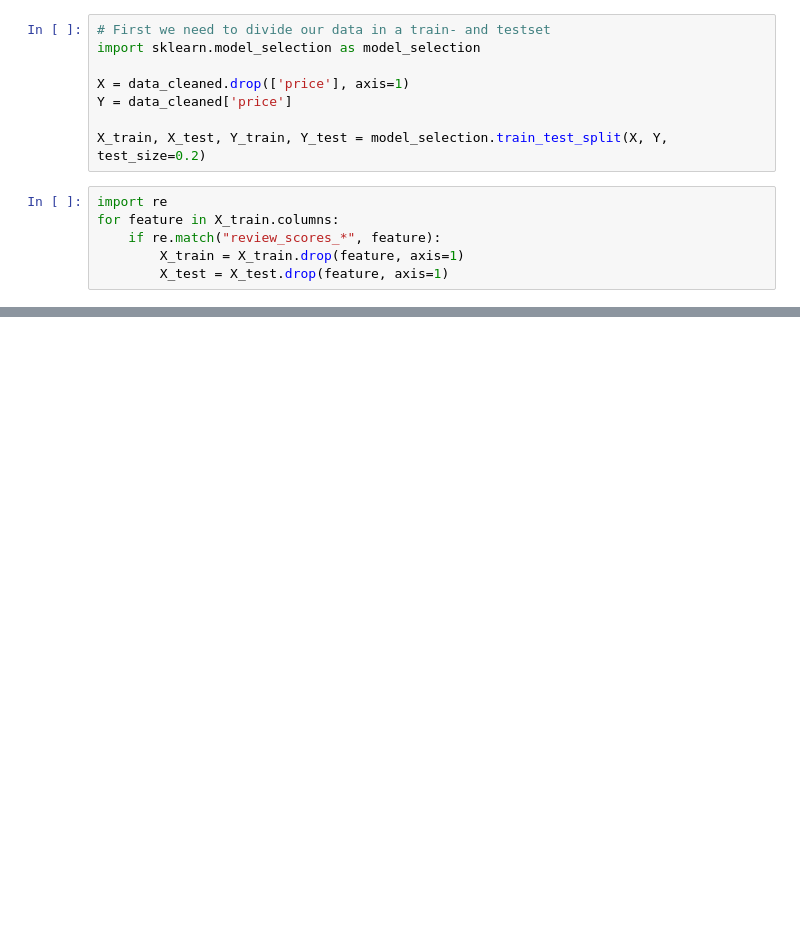
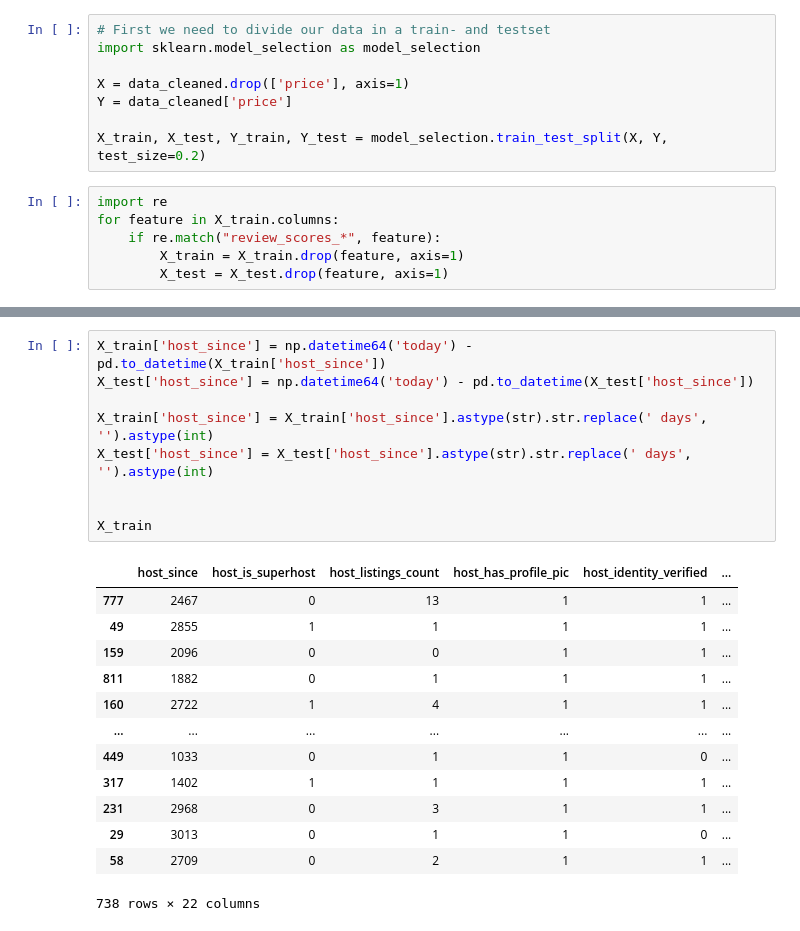
Before and after one commit to tibovdc/ProjectML, a Jupyter notebook: Sprint1.ipynb, the cells around one changed output, grey strips where cells are left out. Drawn from its saved outputs; the diff is of its cells as text; blank space fills up the shorter version.

```diff
--- a/Sprint1.ipynb
+++ b/Sprint1.ipynb
@@ -364,0 +351,23 @@ X_train
+# %%
+X_train['host_since'] = np.datetime64('today') - pd.to_datetime(X_train['host_since'])
+X_test['host_since'] = np.datetime64('today') - pd.to_datetime(X_test['host_since'])
+
+X_train['host_since'] = X_train['host_since'].astype(str).str.replace(' days', '').astype(int)
+X_test['host_since'] = X_test['host_since'].astype(str).str.replace(' days', '').astype(int)
+
+
+X_train
+# %% [output]
+|  | host_since | host_is_superhost | host_listings_count | host_has_profile_pic | host_identity_verified | ... |
+| 777 | 2467 | 0 | 13 | 1 | 1 | ... |
+| 49 | 2855 | 1 | 1 | 1 | 1 | ... |
+| 159 | 2096 | 0 | 0 | 1 | 1 | ... |
+| 811 | 1882 | 0 | 1 | 1 | 1 | ... |
+| 160 | 2722 | 1 | 4 | 1 | 1 | ... |
+| ... | ... | ... | ... | ... | ... | ... |
+| 449 | 1033 | 0 | 1 | 1 | 0 | ... |
+| 317 | 1402 | 1 | 1 | 1 | 1 | ... |
+| 231 | 2968 | 0 | 3 | 1 | 1 | ... |
+| 29 | 3013 | 0 | 1 | 1 | 0 | ... |
+| 58 | 2709 | 0 | 2 | 1 | 1 | ... |
+738 rows × 22 columns
```
Also changed, not shown: parts of 9 cells of this notebook.
